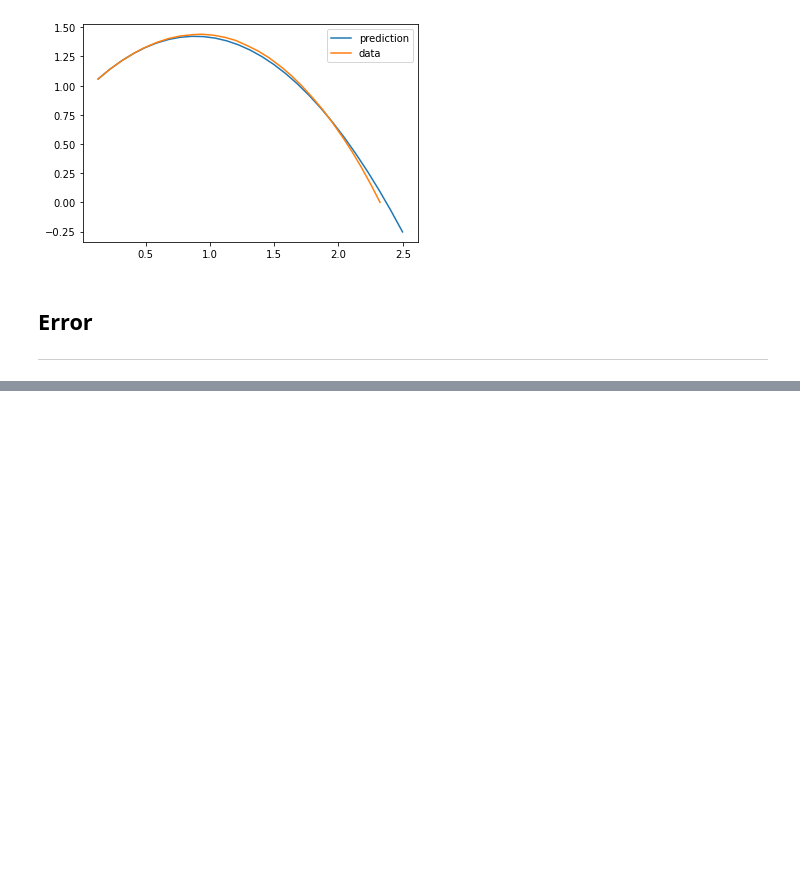
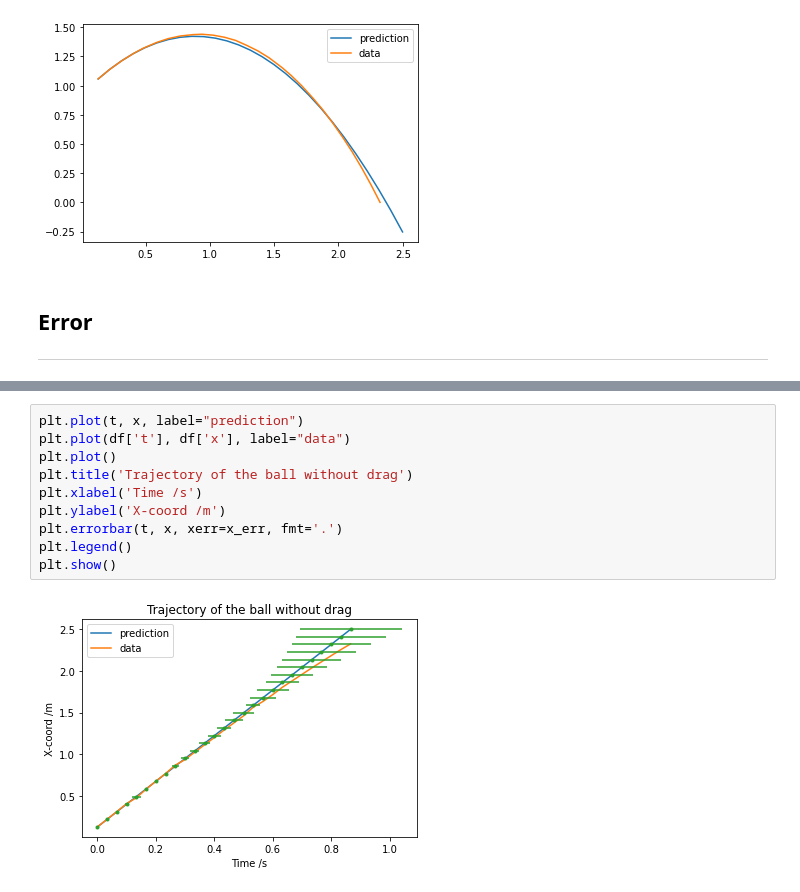
Before and after one commit to imnotartsy/PHY68, a Jupyter notebook: Car.ipynb, the cells around one changed output, grey strips where cells are left out. Drawn from its saved outputs; the diff is of its cells as text; blank space fills up the shorter version.

```diff
--- a/Car.ipynb
+++ b/Car.ipynb
@@ -178,0 +238,12 @@ y_err = err(y_data, y_pred)
+# %%
+plt.plot(t, x, label="prediction")
+plt.plot(df['t'], df['x'], label="data")
+plt.plot()
+plt.title('Trajectory of the ball without drag')
+plt.xlabel('Time /s')
+plt.ylabel('X-coord /m')
+plt.errorbar(t, x, xerr=x_err, fmt='.')
+plt.legend()
+plt.show()
+# %% [output]
+[figure, added]
```
Also changed, not shown: parts of 5 cells of this notebook.
